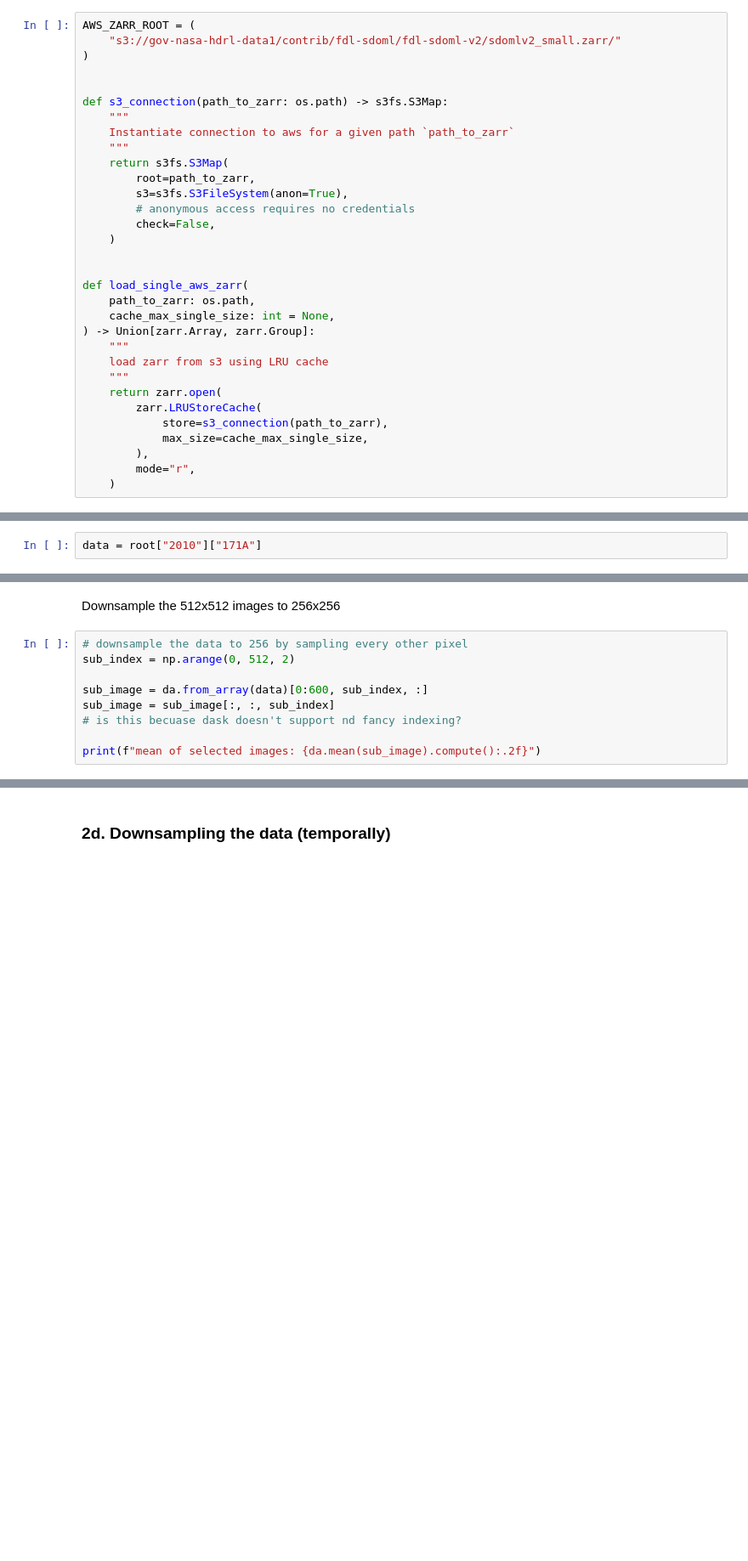
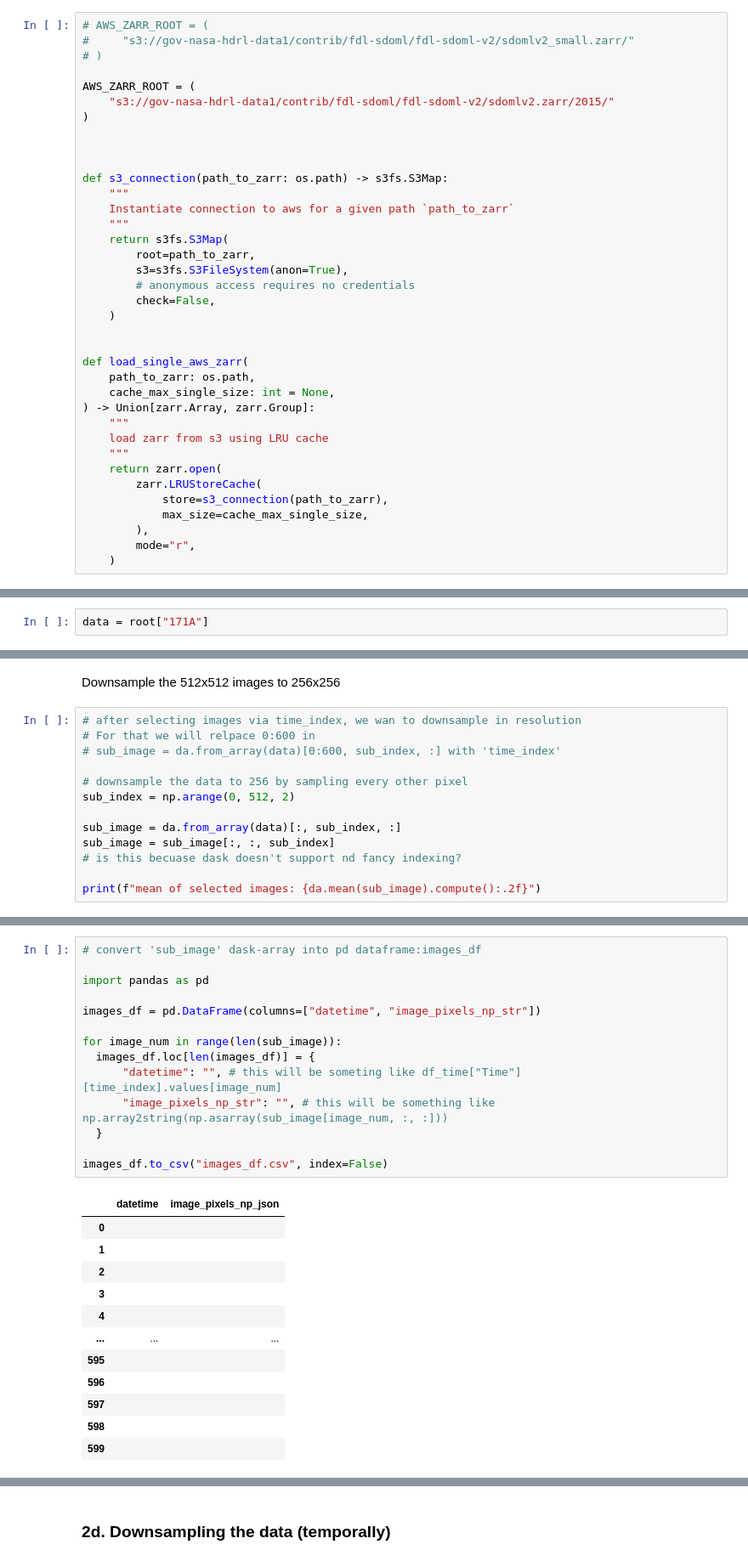
Before and after one commit to aishstronomer/flare-finder, a Jupyter notebook: sdoml_dataset_colab_aws_ask.ipynb, the cells around one changed output, grey strips where cells are left out. Shown at 85% size. Saved outputs shown, nothing was run; the diff lists cells and outputs as text; blank space fills up the shorter version.

Commit message:
2015 sdo images acquired

```diff
--- a/sdoml_dataset_colab_aws_ask.ipynb
+++ b/sdoml_dataset_colab_aws_ask.ipynb
@@ -88,9 +104,14 @@ from sunpy.visualization import axis_labels_from_ctype, wcsaxes_compat
 from matplotlib import animation
 from IPython.display import HTML
 # %%
+# AWS_ZARR_ROOT = (
+#     "s3://gov-nasa-hdrl-data1/contrib/fdl-sdoml/fdl-sdoml-v2/sdomlv2_small.zarr/"
+# )
+
 AWS_ZARR_ROOT = (
-    "s3://gov-nasa-hdrl-data1/contrib/fdl-sdoml/fdl-sdoml-v2/sdomlv2_small.zarr/"
+    "s3://gov-nasa-hdrl-data1/contrib/fdl-sdoml/fdl-sdoml-v2/sdomlv2.zarr/2015/"
 )
+
 
 
 def s3_connection(path_to_zarr: os.path) -> s3fs.S3Map:
@@ -134,7 +166,7 @@ print(root.tree())
 # %% [markdown]
 As shown in the tree, the heirachy consists of groups, each shown with their respective shape, and data type. In this example, we will primarily look at the 171 Å channel from 2010. This consists of 6135 512x512 images, stored as float32, and can be accessed as follows:
 # %%
-data = root["2010"]["171A"]
+data = root["171A"]
 # %% [markdown]
 We could have alternatively accessed the 2010 data as:
 
@@ -201,10 +271,14 @@ selected_images
 # %% [markdown]
 Downsample the 512x512 images to 256x256
 # %%
+# after selecting images via time_index, we wan to downsample in resolution
+# For that we will relpace 0:600 in
+# sub_image = da.from_array(data)[0:600, sub_index, :] with 'time_index'
+
 # downsample the data to 256 by sampling every other pixel
 sub_index = np.arange(0, 512, 2)
 
-sub_image = da.from_array(data)[0:600, sub_index, :]
+sub_image = da.from_array(data)[:, sub_index, :]
 sub_image = sub_image[:, :, sub_index]
 # is this becuase dask doesn't support nd fancy indexing?
 
@@ -213,0 +286,27 @@ sub_image
+# %%
+# convert 'sub_image' dask-array into pd dataframe:images_df
+
+import pandas as pd
+
+images_df = pd.DataFrame(columns=["datetime", "image_pixels_np_str"])
+
+for image_num in range(len(sub_image)):
+  images_df.loc[len(images_df)] = {
+      "datetime": "", # this will be someting like df_time["Time"][time_index].values[image_num]
+      "image_pixels_np_str": "", # this will be something like np.array2string(np.asarray(sub_image[image_num, :, :]))
+  }
+
+images_df.to_csv("images_df.csv", index=False)
+# %% [output]
+|  | datetime | image_pixels_np_json |
+| 0 |  |  |
+| 1 |  |  |
+| 2 |  |  |
+| 3 |  |  |
+| 4 |  |  |
+| ... | ... | ... |
+| 595 |  |  |
+| 596 |  |  |
+| 597 |  |  |
+| 598 |  |  |
+| 599 |  |  |
```
Also changed, not shown: parts of 24 cells of this notebook, 2 other files.
